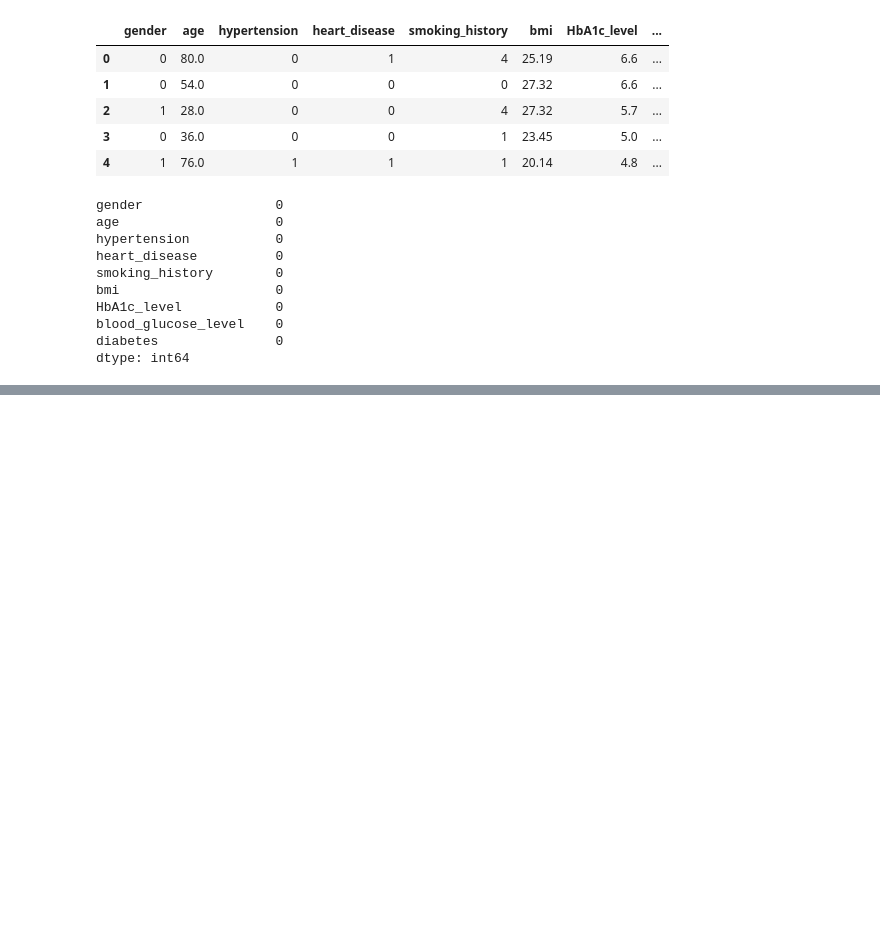
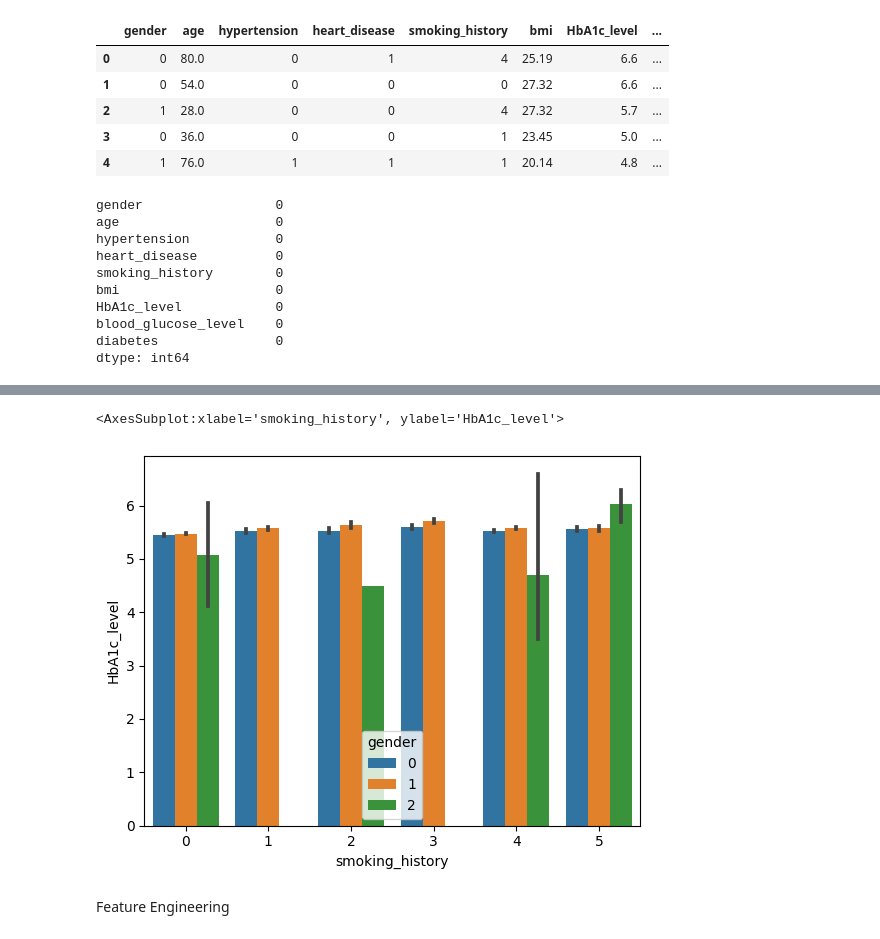
Before and after one commit to MikeAdewale/Diabetes-prediction, a Jupyter notebook: diabetes_project.ipynb, the cells around one changed output, grey strips where cells are left out. Saved outputs shown, nothing was run; the diff lists cells and outputs as text; code cells hidden in the pictures; blank space fills up the shorter version.

```diff
--- a/diabetes_project.ipynb
+++ b/diabetes_project.ipynb
@@ -85,0 +109,8 @@ dtype: int64
+# %%
+sns.barplot(data=df, x='smoking_history', y='HbA1c_level',
+            hue='gender')
+# %% [output]
+<AxesSubplot:xlabel='smoking_history', ylabel='HbA1c_level'>
+[figure, added]
+# %% [markdown]
+Feature Engineering
```
Also changed, not shown: parts of 44 cells of this notebook.
